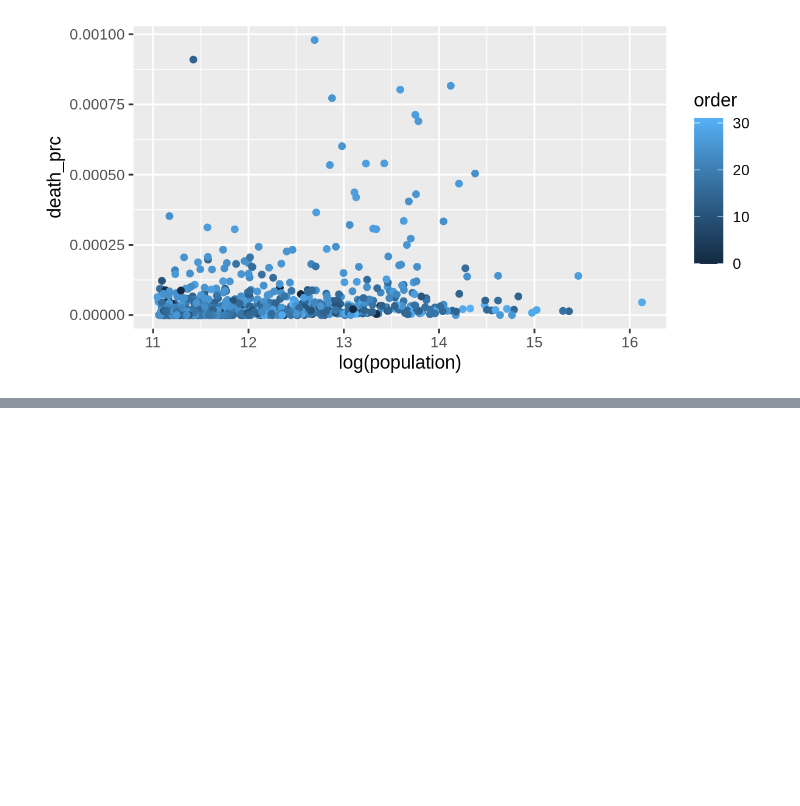
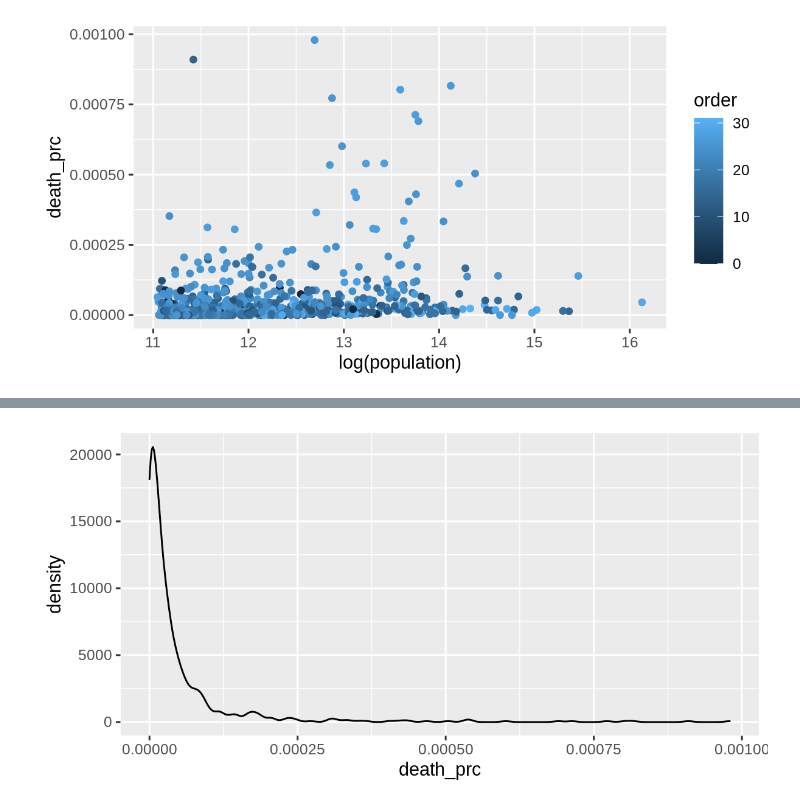
Before and after one commit to aejurgensen/Covid-19, a Jupyter notebook: EDA.ipynb, the cells around one changed output, grey strips where cells are left out. Saved outputs shown, nothing was run; the diff lists cells and outputs as text; code cells hidden in the pictures; blank space fills up the shorter version.

```diff
--- a/EDA.ipynb
+++ b/EDA.ipynb
@@ -383,0 +399,7 @@ ggplot(abbrev[which(abbrev$deaths < 9000),]) + geom_jitter(aes(log(population),
+# %%
+%%R -w 6 -h 3 --units in -r 200
+
+ggplot(abbrev[which(abbrev$death_prc <0.001),], aes(death_prc)) + geom_density()
+# vast majority of counties have a very low rate of covid19 deaths as percentage of their population
+# %% [output]
+[figure, added]
```
Also changed, not shown: parts of 14 cells of this notebook, 3 other files.
